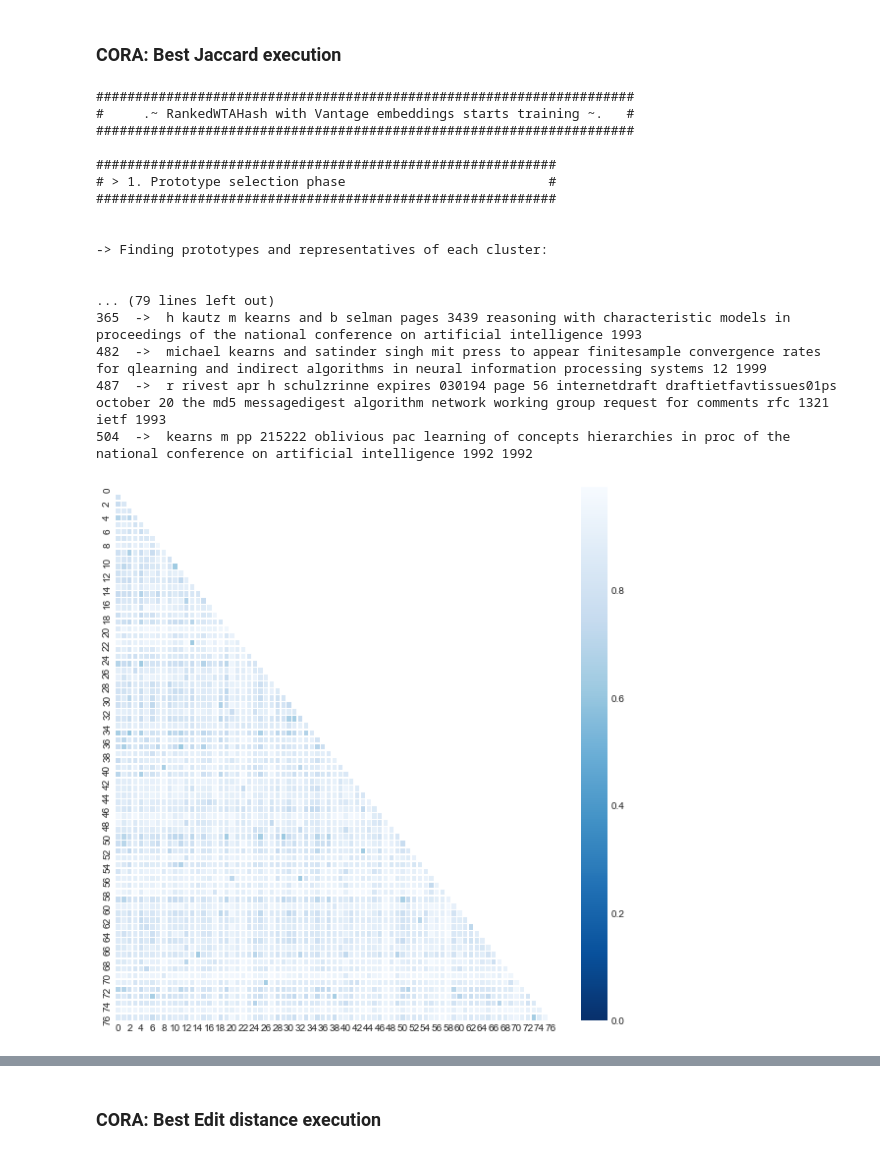
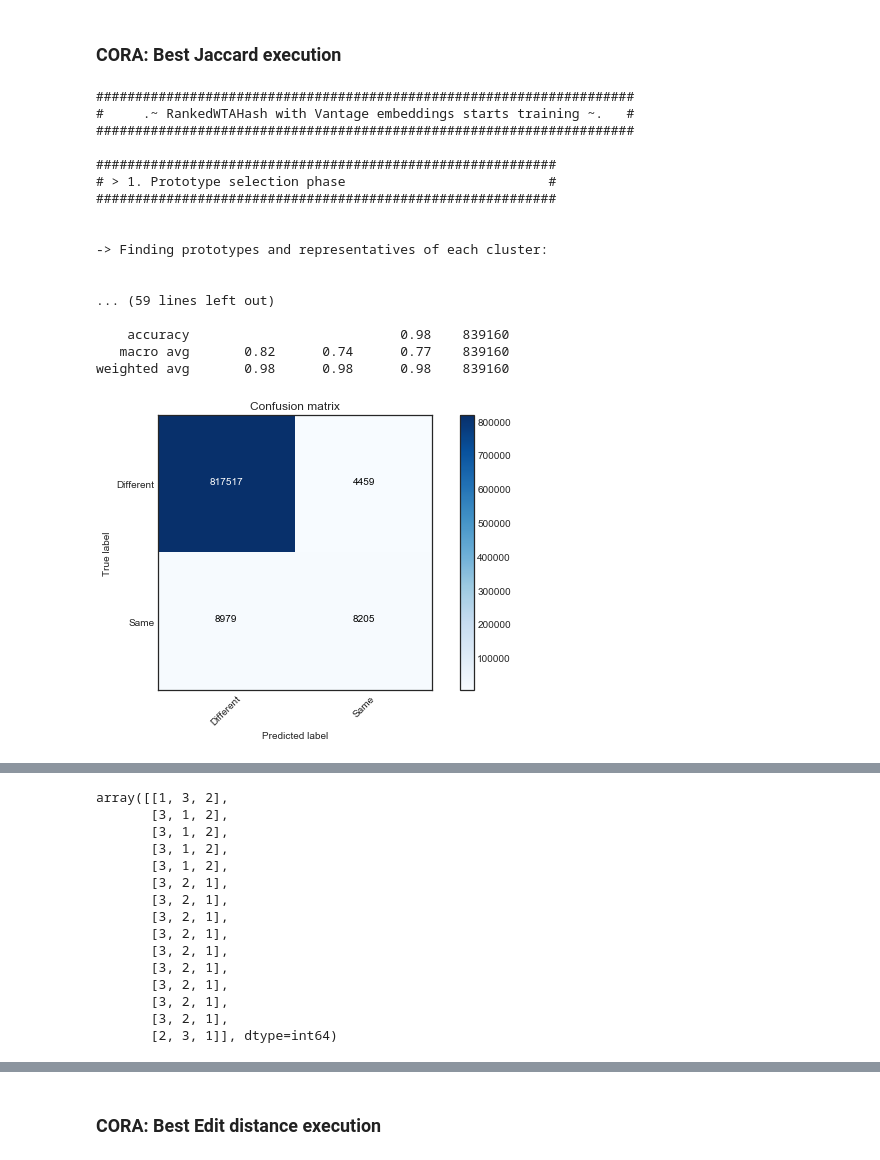
Before and after one commit to Nikoletos-K/WinnER, a Jupyter notebook: EntireDatasetJupyter-Current.ipynb, the cells around one changed output, grey strips where cells are left out. Cells and saved outputs as stored; diff of their text form; code cells hidden in the pictures.

```diff
--- a/EntireDatasetJupyter-Current.ipynb
+++ b/EntireDatasetJupyter-Current.ipynb
@@ -1338,9 +1358,14 @@ fields = [
 #      'title',
 # ]
 
-# data, true_matrix = cora_createDataset(CORA, CORA_groundTruth, fields, 'Entity Id')
-data, true_matrix = cora_createDataset(CORA_shuffled, CORA_groundTruth, fields, 'Entity Id')
 
+# CORA
+data, true_matrix = cora_createDataset(CORA, CORA_groundTruth, fields, 'Entity Id')
+
+# Toy CORA
+# data, true_matrix = cora_createDataset(CORA.head(15), CORA_groundTruth.head(50), fields, 'Entity Id')
+
+# Old CORA
 # data, true_matrix = cora_createDataset(CORA1, CORA1_groundTruth, fields, '@id')
 # %%
 labels_groundTruth, numOfObjWithoutDups, groups = create_trueLabels(CORA['Entity Id'].tolist(),CORA_groundTruth)
@@ -1424,7 +1449,7 @@ prototypesFilterThr = 0.6                   # Prototypes must differ more than t
 distanceMetricEmbedding = 'euclid_jaccard'  # Embedding metric
 
 # WTA algorithm
-windowSize= 50                           # Vector size for WTA algo
+windowSize = 70                           # Vector size for WTA algo
 number_of_permutations = 1                # WTA number of permutations
 
 # Similarity evaluation
@@ -1437,37 +1462,38 @@ model = RankedWTAHash(
     max_numberOf_clusters= max_numberOf_clusters,
     max_dissimilarityDistance= max_dissimilarityDistance,
     windowSize= windowSize,
     similarityThreshold= similarityThreshold,
     metric=metric,
     similarityVectors=similarityVectors,
     number_of_permutations = number_of_permutations,
     distanceMetric= distanceMetric,
     distanceMetricEmbedding = distanceMetricEmbedding,
     ngramms= ngramms,
     jaccard_withchars = jaccard_withchars,
     prototypesFilterThr = prototypesFilterThr,
-    verboseLevel = 1
+    verboseLevel = 0
 )
 model = model.fit(data)
 acc,f1,precision,recall = evaluate(model.mapping_matrix, true_matrix, True)
+report(model)
 exec_time = time.time() - start
 results_dataframe.loc[len(results_dataframe)+1] = [max_numberOf_clusters,max_dissimilarityDistance,similarityThreshold,windowSize,metric,similarityVectors,distanceMetricEmbedding,distanceMetric,number_of_permutations,ngramms,jaccard_withchars,acc,precision,recall,f1,exec_time]
 # %% [output]
 #####################################################################
 #     .~ RankedWTAHash with Vantage embeddings starts training ~.   #
 #####################################################################
 
 ###########################################################
 # > 1. Prototype selection phase                          #
 ###########################################################
 
 
 -> Finding prototypes and representatives of each cluster:
 
 
-... (79 lines left out)
-365  ->  h kautz m kearns and b selman pages 3439 reasoning with characteristic models in proceedings of the national conference on artificial intelligence 1993
-482  ->  michael kearns and satinder singh mit press to appear finitesample convergence rates for qlearning and indirect algorithms in neural information processing systems 12 1999
-487  ->  r rivest apr h schulzrinne expires 030194 page 56 internetdraft draftietfavtissues01ps october 20 the md5 messagedigest algorithm network working group request for comments rfc 1321 ietf 1993
-504  ->  kearns m pp 215222 oblivious pac learning of concepts hierarchies in proc of the national conference on artificial intelligence 1992 1992
+... (59 lines left out)
+
+    accuracy                           0.98    839160
+   macro avg       0.82      0.74      0.77    839160
+weighted avg       0.98      0.98      0.98    839160
-[figure, old version]
+[figure, new version]
@@ -1528,0 +1517,18 @@ Wall time: 3min 42s
+# %%
+model.Embeddings
+# %% [output]
+array([[1, 3, 2],
+       [3, 1, 2],
+       [3, 1, 2],
+       [3, 1, 2],
+       [3, 1, 2],
+       [3, 2, 1],
+       [3, 2, 1],
+       [3, 2, 1],
+       [3, 2, 1],
+       [3, 2, 1],
+       [3, 2, 1],
+       [3, 2, 1],
+       [3, 2, 1],
+       [3, 2, 1],
+       [2, 3, 1]], dtype=int64)
```
Also changed, not shown: parts of 16 cells of this notebook, 3 other files.
